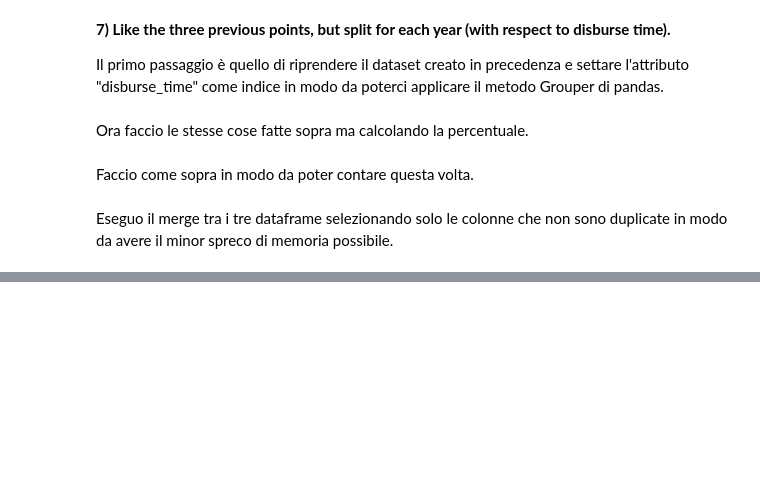
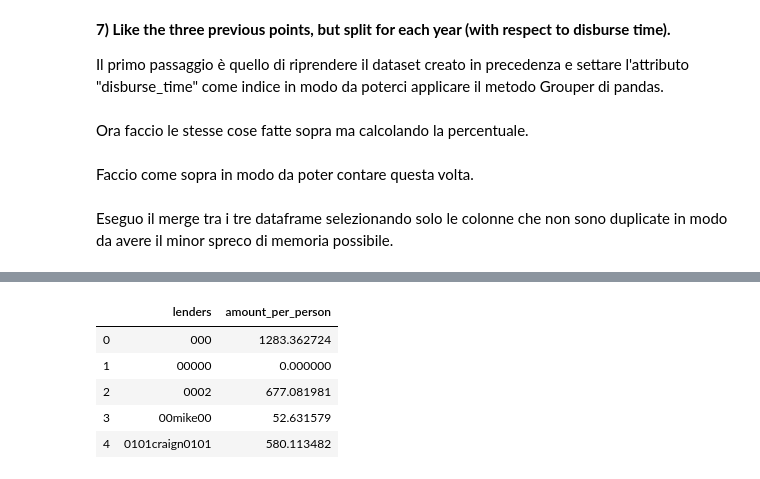
Before and after one commit to Chri1629/cs_project, a Jupyter notebook: esame_chri.ipynb, the cells around one changed output, grey strips where cells are left out. Cells and saved outputs as stored; diff of their text form; code cells hidden in the pictures; blank space fills up the shorter version.

```diff
--- a/esame_chri.ipynb
+++ b/esame_chri.ipynb
@@ -190,0 +196,18 @@ country_statistics_by_year = country_statistics_by_year.loc[:, ~country_statisti
+# %%
+lenders_num_details = pd.merge(lenders_num, loans_not_null, on="loan_id")[["loan_id", "lenders_count", "loan_amount"]]
+# %%
+lenders_num_details["amount_per_person"] = lenders_num_details["loan_amount"] / lenders_num_details["lenders_count"]
+# %%
+loans_lenders_merged = pd.merge(loans_lenders_norm, lenders_num_details, on="loan_id", how="left")
+# %%
+lenders_overall_lent = loans_lenders_merged.groupby("lenders")["amount_per_person"].sum().to_frame().reset_index()
+# %%
+#Decommentare questa riga per vedere i risultati
+lenders_overall_lent.head()
+# %% [output]
+|  | lenders | amount_per_person |
+| 0 | 000 | 1283.362724 |
+| 1 | 00000 | 0.000000 |
+| 2 | 0002 | 677.081981 |
+| 3 | 00mike00 | 52.631579 |
+| 4 | 0101craign0101 | 580.113482 |
```
Also changed, not shown: parts of 5 cells of this notebook.
